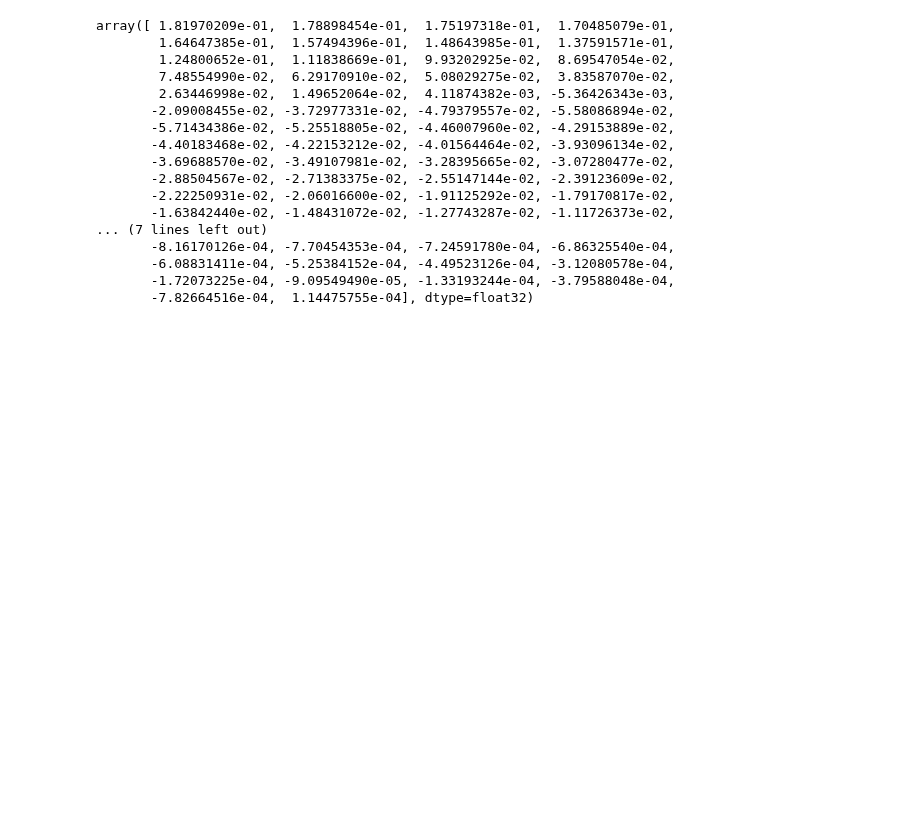
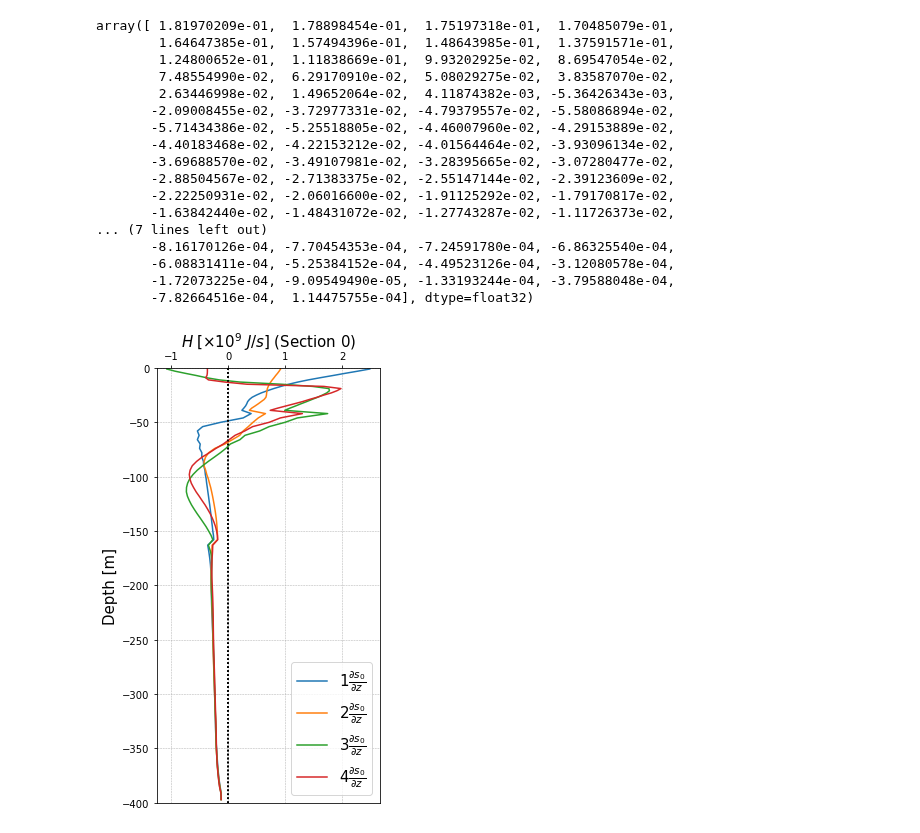
Before and after one commit to weiyangbao/Jupyter-Iceplume, a Jupyter notebook: Fjord Modeling/vertical_profiles.ipynb, the cells around one changed output. Drawn from its saved outputs; the diff is of its cells as text; code cells hidden in the pictures; blank space fills up the shorter version.

Commit message:
Modified for stratification case

```diff
--- a/Fjord Modeling/vertical_profiles.ipynb
+++ b/Fjord Modeling/vertical_profiles.ipynb
@@ -112,3 +112,52 @@ fig_path ="/home/1959/Jupyter_Figs/FjordModeling/"
 if not os.path.exists(fig_path):
     os.makedirs(fig_path)
 fig1.savefig(fig_path + '/profile_section0.png', dpi=300, bbox_inches='tight')
+# %%
+datapath = '/work/oceans/wbao/MITgcm_results/iceplume/Sal_Linear_minhs'
+case = np.array([4, 3, 2, 1]) # Sill depth
+gf, sw, se = 6, 120, 235 # index for cross-fjord sections 0, 1, 2
+
+Cp = 3994  # Specific heat content J/kg/C
+rho = 999.8 # Density
+
+fig2 = plt.figure(figsize=(4,8))
+fig2.tight_layout()
+ax1 = fig2.add_subplot(111)
+
+for i in range(len(case)):
+
+    file01 = xr.open_dataset(datapath+'/state_'+str(format(case[i],'03d')) + '.nc')
+    file02 = xr.open_dataset(datapath+'/Adv_' + str(format(case[i],'03d')) + '.nc')
+    file1 = file01.isel(T=~file01.get_index("T").duplicated())
+    file2 = file02.isel(T=~file02.get_index("T").duplicated())
+    state = file1.isel(X=range(260), Xp1=range(261), Y=range(35,45), Yp1=range(35,46), T=range(90,121))
+    adv = file2.isel(X=range(260), Xp1=range(261), Y=range(35,45), Yp1=range(35,46), T=range(89,120))
+
+    depth = state.Z.data
+    uzx = state.U.data.mean(axis=(0,2))
+    tzx = state.Temp.data.mean(axis=(0,2))
+    szx = state.S.data.mean(axis=(0,2))
+    advzx = adv.ADVx_TH.data.mean(axis=(0,2)) * Cp * rho
+
+    temp = tzx[:,gf]
+    temp[temp==0] = 'nan'
+    sal = szx[:,gf]
+    sal[sal==0] = 'nan'
+    u = uzx[:,gf]
+    advh = advzx[:,gf]
+
+
+    # Horizontal advective heat flux
+    ax1.plot(advh/1e9,depth,'-',lw=1.5,label=str(i+1)+r'$\frac{\partial s_0}{\partial z}$')
+    ax1.axvline(x=0,color='k',linestyle=':')
+    ax1.legend(loc='best',fontsize=15)
+    ax1.set_xlabel(r'$H\;[\times 10^9~J/s]$ (Section 0)', size = 15)
+    ax1.set_ylabel(r'Depth [m]',size = 15)
+    #ax4.set_xlim(-4,4)
+    ax1.set_ylim(-400,0)
+    ax1.xaxis.set_label_position('top') # this moves the label to the top
+    ax1.xaxis.set_ticks_position('top') # this moves the ticks to the top
+    #ax4.yaxis.set_visible(False) # This erases the y ticks
+    ax1.grid(ls='--', lw=.5)
+# %% [output]
+[figure, added]
```
Also changed, not shown: parts of 2 cells of this notebook, 3 other files.
